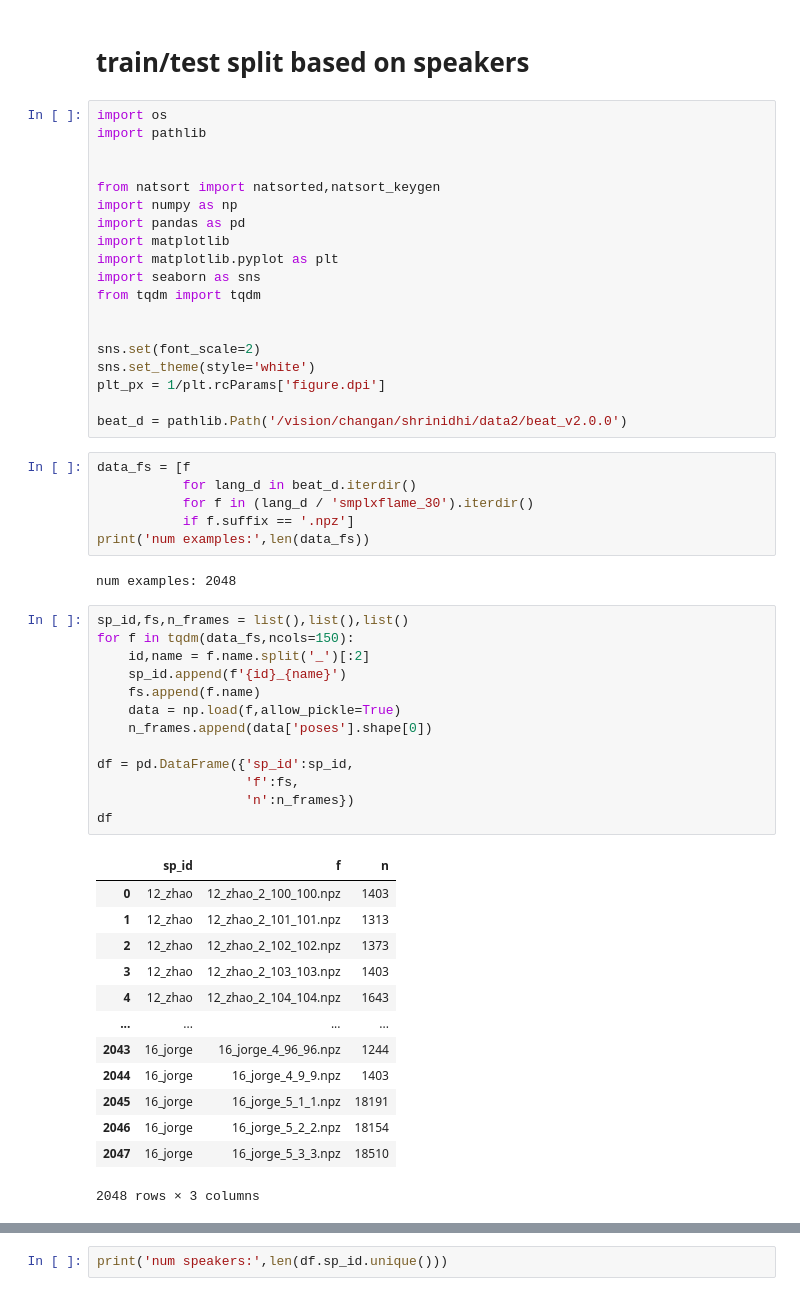
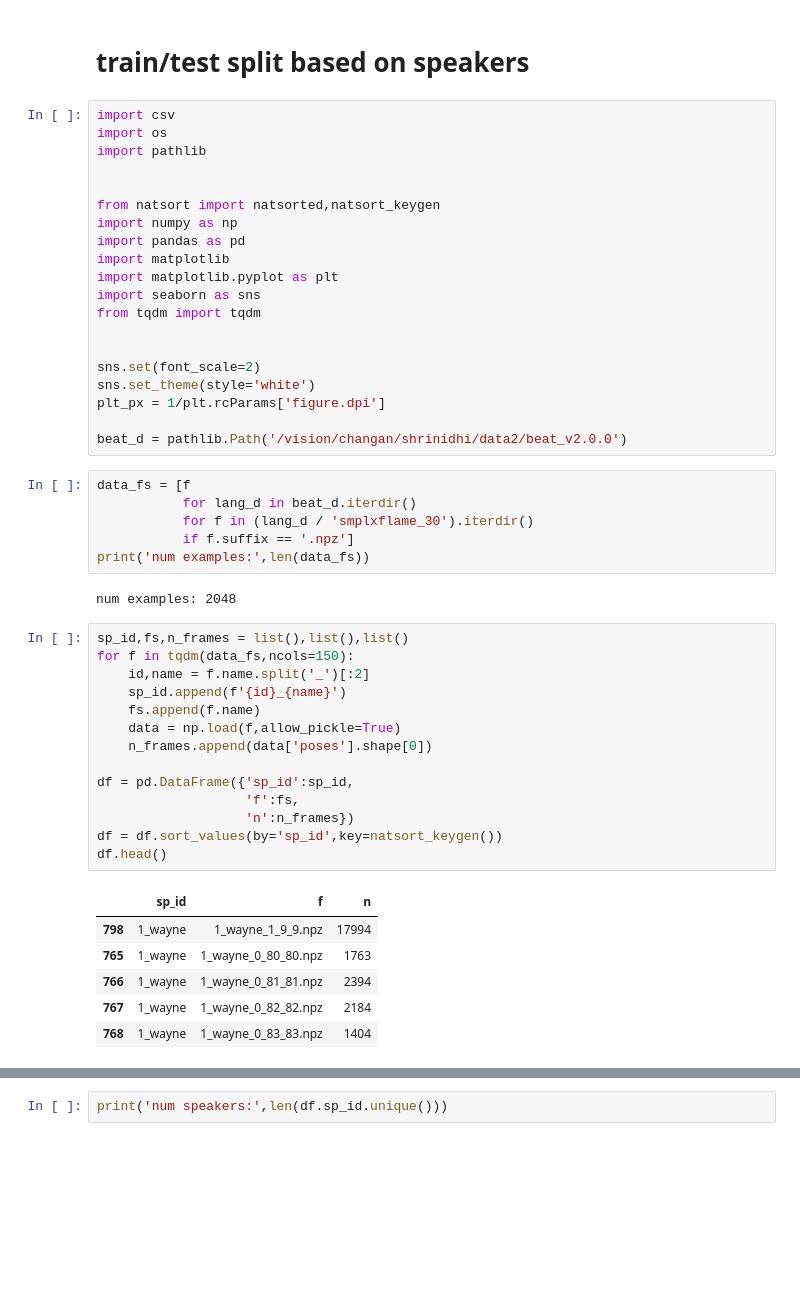
Before and after one commit to klshrinidhi/PantoMatrix, a Jupyter notebook: create_amass30_beat2.ipynb, the cells around one changed output, grey strips where cells are left out. Saved outputs shown, nothing was run; the diff lists cells and outputs as text; blank space fills up the shorter version.

```diff
--- a/create_amass30_beat2.ipynb
+++ b/create_amass30_beat2.ipynb
@@ -423,6 +423,7 @@ plt.tight_layout()
 # %% [markdown]
 # train/test split based on speakers
 # %%
+import csv
 import os
 import pathlib
 
@@ -452,27 +453,21 @@ num examples: 2048
 # %%
 sp_id,fs,n_frames = list(),list(),list()
 for f in tqdm(data_fs,ncols=150):
     id,name = f.name.split('_')[:2]
     sp_id.append(f'{id}_{name}')
     fs.append(f.name)
     data = np.load(f,allow_pickle=True)
     n_frames.append(data['poses'].shape[0])
 
 df = pd.DataFrame({'sp_id':sp_id,
                    'f':fs,
                    'n':n_frames})
-df
+df = df.sort_values(by='sp_id',key=natsort_keygen())
+df.head()
 # %% [output]
 |  | sp_id | f | n |
-| 0 | 12_zhao | 12_zhao_2_100_100.npz | 1403 |
-| 1 | 12_zhao | 12_zhao_2_101_101.npz | 1313 |
-| 2 | 12_zhao | 12_zhao_2_102_102.npz | 1373 |
-| 3 | 12_zhao | 12_zhao_2_103_103.npz | 1403 |
-| 4 | 12_zhao | 12_zhao_2_104_104.npz | 1643 |
-| ... | ... | ... | ... |
-| 2043 | 16_jorge | 16_jorge_4_96_96.npz | 1244 |
-| 2044 | 16_jorge | 16_jorge_4_9_9.npz | 1403 |
-| 2045 | 16_jorge | 16_jorge_5_1_1.npz | 18191 |
-| 2046 | 16_jorge | 16_jorge_5_2_2.npz | 18154 |
-| 2047 | 16_jorge | 16_jorge_5_3_3.npz | 18510 |
+| 798 | 1_wayne | 1_wayne_1_9_9.npz | 17994 |
+| 765 | 1_wayne | 1_wayne_0_80_80.npz | 1763 |
+| 766 | 1_wayne | 1_wayne_0_81_81.npz | 2394 |
+| 767 | 1_wayne | 1_wayne_0_82_82.npz | 2184 |
+| 768 | 1_wayne | 1_wayne_0_83_83.npz | 1404 |
-2048 rows × 3 columns
```
Also changed, not shown: parts of 12 cells of this notebook.
